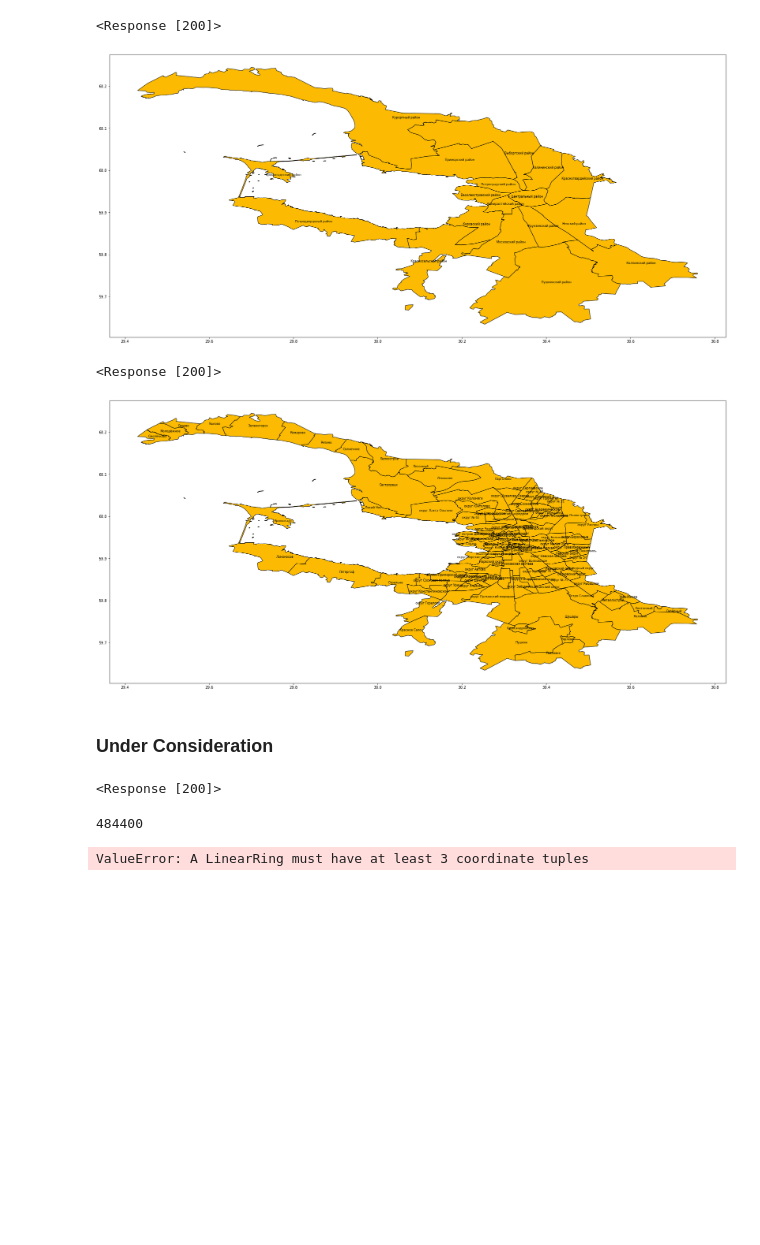
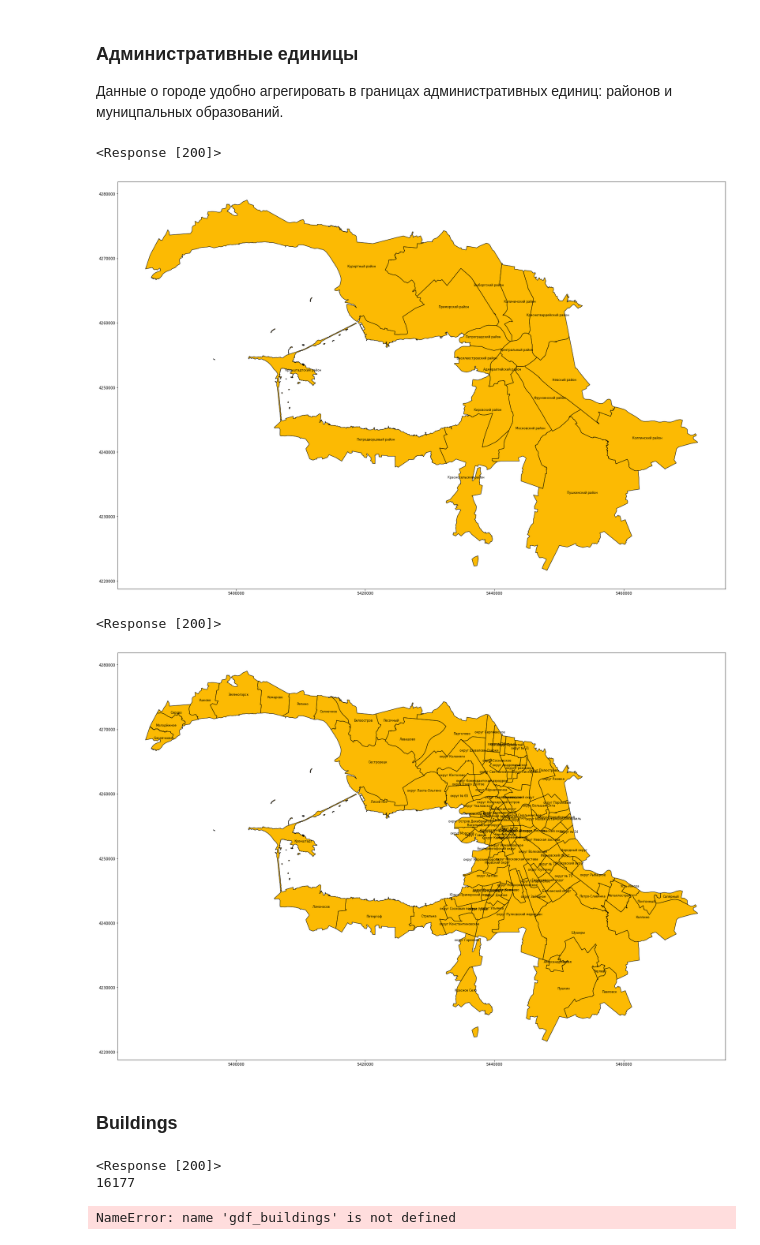
Before and after one commit to WGussev/StPHousing, a Jupyter notebook: shapes.ipynb, the cells around one changed output. Drawn from its saved outputs; the diff is of its cells as text; code cells hidden in the pictures; blank space fills up the shorter version.

Commit message:
refactor geocoding, shapes

```diff
--- a/shapes.ipynb
+++ b/shapes.ipynb
@@ -11,3 +15,7 @@ import matplotlib.pyplot as plt
+# %% [markdown]
+### Административные единицы
+
+Данные о городе удобно агрегировать в границах административных единиц: районов и муницпальных образований.
 # %%
 def query_city_subdivisions(name, admin_level):
     """
@@ -39,7 +47,7 @@ def json_to_gdf(data, tags=None):
     """
     districts = []
     # queried entities are stored in 'elements' item
-    for element in data['elements']:
+    for element in tqdm(data['elements']):
         mline = []
         # the geometries (relationships) consists from 'members'
         # these are separate lines forming closed contours
@@ -59,6 +67,8 @@ def json_to_gdf(data, tags=None):
         # some contours may be represented by MultiPolygons
         try:
             mline = Polygon(mline)
+        except ValueError:
+            pass
         except NotImplementedError:
             d = []
             for line in mline:
@@ -67,15 +77,17 @@ def json_to_gdf(data, tags=None):
         if tags:
             items = [element['tags'].get(tag, 0) for tag in tags]
             districts.append((*items, mline))
-            gdf = GeoDataFrame(data=districts, columns=[*tags, 'geometry'], crs={'init': 'epsg:4326'})
         else:
             districts.append((mline, ))
-            gdf = GeoDataFrame(data=districts, columns=['geometry', ], crs={'init': 'epsg:4326'})
+    if tags:
+        gdf = GeoDataFrame(data=districts, columns=[*tags, 'geometry'], crs={'init': 'epsg:4326'})
+    else:
+        gdf = GeoDataFrame(data=districts, columns=['geometry', ], crs={'init': 'epsg:4326'})
     # OSM uses 'epsg:4326' (aka WGS84)
 
     return gdf
 # %%
-def plot_subdivision_map(gdf, annotate=True):
+def plot_subdivision_map(gdf, annotate=False):
     """
         Plot the geodataframe (gdf), containing 'name' and 'geomnetry'.
     """
@@ -86,46 +98,43 @@ def plot_subdivision_map(gdf, annotate=True):
     gdf.plot(color='#fcba03', edgecolor='k', ax=ax)
     if annotate:
         for idx, row in gdf.iterrows():
-            plt.annotate(s=row['name'], xy=row['coords'], horizontalalignment='center', fontsize=8)
+            plt.annotate(s=row[annotate], xy=row['coords'], horizontalalignment='center', fontsize=8)
     plt.show()
 # %%
 data_districts = query_city_subdivisions('Санкт-Петербург', 5)
 gdf_districts = json_to_gdf(data_districts, ['name', ])
-plot_subdivision_map(gdf_districts)
-gdf.to_csv('districts.csv')
+gdf_districts = gdf_districts.to_crs(epsg=3035)
+plot_subdivision_map(gdf_districts, 'name')
+# gdf_municip.to_file('shapes/districts/districts.shp')
 # %% [output]
 <Response [200]>
-[figure, old version]
+[figure, new version]
 # %%
 data_municip = query_city_subdivisions('Санкт-Петербург', 8)
 gdf_municip = json_to_gdf(data_municip, ['name', ])
-plot_subdivision_map(gdf_municip)
-gdf_municip.to_csv('municipalities.csv')
+gdf_municip = gdf_municip.to_crs(epsg=3035)
+plot_subdivision_map(gdf_municip, 'name')
+# gdf_municip.to_file('shapes/municipalities/municipalities.shp')
 # %% [output]
 <Response [200]>
-[figure, old version]
+[figure, new version]
-# %% [markdown]
-### Under Consideration
+# %% [markdown]
+### Buildings
 # %%
 overpass_query =f"""
     [out:json];
     area[name='Санкт-Петербург'];
-    (way[building=''](area););
+    (way[building](area););
     out geom meta;
     """
 
 api_url = "http://overpass-api.de/api/interpreter"
 response = requests.get(api_url, params={'data': overpass_query})
-# print response status code
-print(response)
-data = response.json()
+print(response) # print response status code
+data_buildings = response.json()
+print(len(data_buildings['elements']))
+data_buildings.head()
 # %% [output]
 <Response [200]>
+16177
+NameError: name 'gdf_buildings' is not defined
-# %%
-len(data['elements'])
-# %% [output]
-484400
-# %%
-gdf = json_to_gdf(data)
-# %% [output]
-ValueError: A LinearRing must have at least 3 coordinate tuples
```
Also changed, not shown: parts of 22 cells of this notebook, 29 other files.
